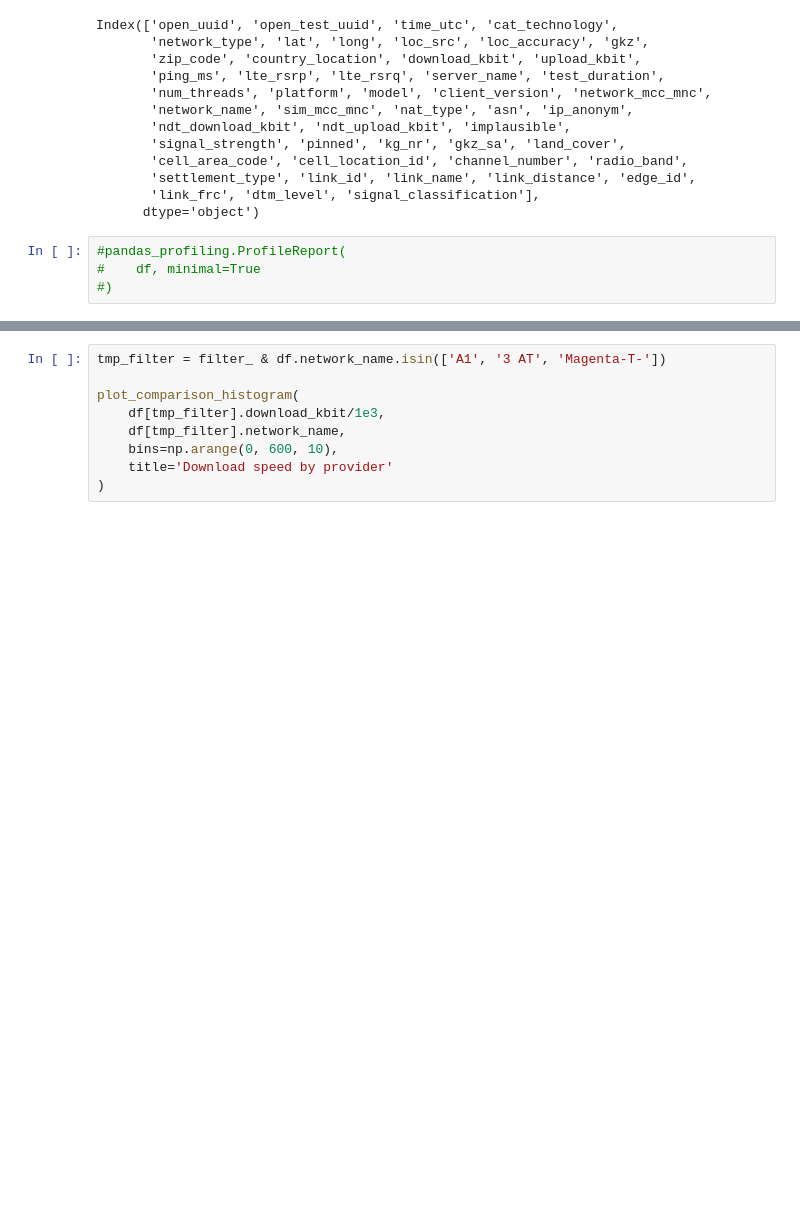
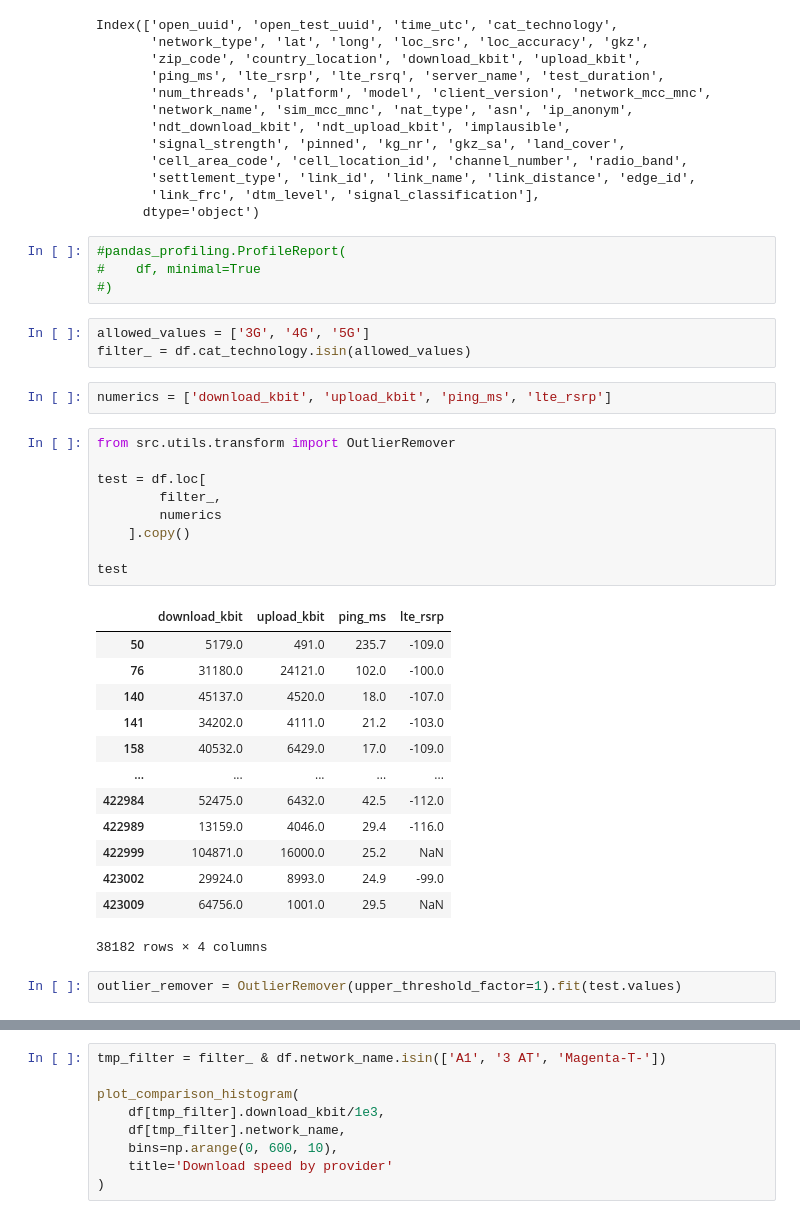
Before and after one commit to heckert/speedtest-classification, a Jupyter notebook: notebooks/01-explore.ipynb, the cells around one changed output, grey strips where cells are left out. Saved outputs shown, nothing was run; the diff lists cells and outputs as text; blank space fills up the shorter version.

```diff
--- a/notebooks/01-explore.ipynb
+++ b/notebooks/01-explore.ipynb
@@ -53,3 +55,33 @@ Index(['open_uuid', 'open_test_uuid', 'time_utc', 'cat_technology',
 #pandas_profiling.ProfileReport(
 #    df, minimal=True
 #)
+# %%
+allowed_values = ['3G', '4G', '5G']
+filter_ = df.cat_technology.isin(allowed_values)
+# %%
+numerics = ['download_kbit', 'upload_kbit', 'ping_ms', 'lte_rsrp']
+# %%
+from src.utils.transform import OutlierRemover
+
+test = df.loc[
+        filter_,
+        numerics
+    ].copy()
+
+test
+# %% [output]
+|  | download_kbit | upload_kbit | ping_ms | lte_rsrp |
+| 50 | 5179.0 | 491.0 | 235.7 | -109.0 |
+| 76 | 31180.0 | 24121.0 | 102.0 | -100.0 |
+| 140 | 45137.0 | 4520.0 | 18.0 | -107.0 |
+| 141 | 34202.0 | 4111.0 | 21.2 | -103.0 |
+| 158 | 40532.0 | 6429.0 | 17.0 | -109.0 |
+| ... | ... | ... | ... | ... |
+| 422984 | 52475.0 | 6432.0 | 42.5 | -112.0 |
+| 422989 | 13159.0 | 4046.0 | 29.4 | -116.0 |
+| 422999 | 104871.0 | 16000.0 | 25.2 | NaN |
+| 423002 | 29924.0 | 8993.0 | 24.9 | -99.0 |
+| 423009 | 64756.0 | 1001.0 | 29.5 | NaN |
+38182 rows × 4 columns
+# %%
+outlier_remover = OutlierRemover(upper_threshold_factor=1).fit(test.values)
```
Also changed, not shown: parts of 6 cells of this notebook, 6 other files.
